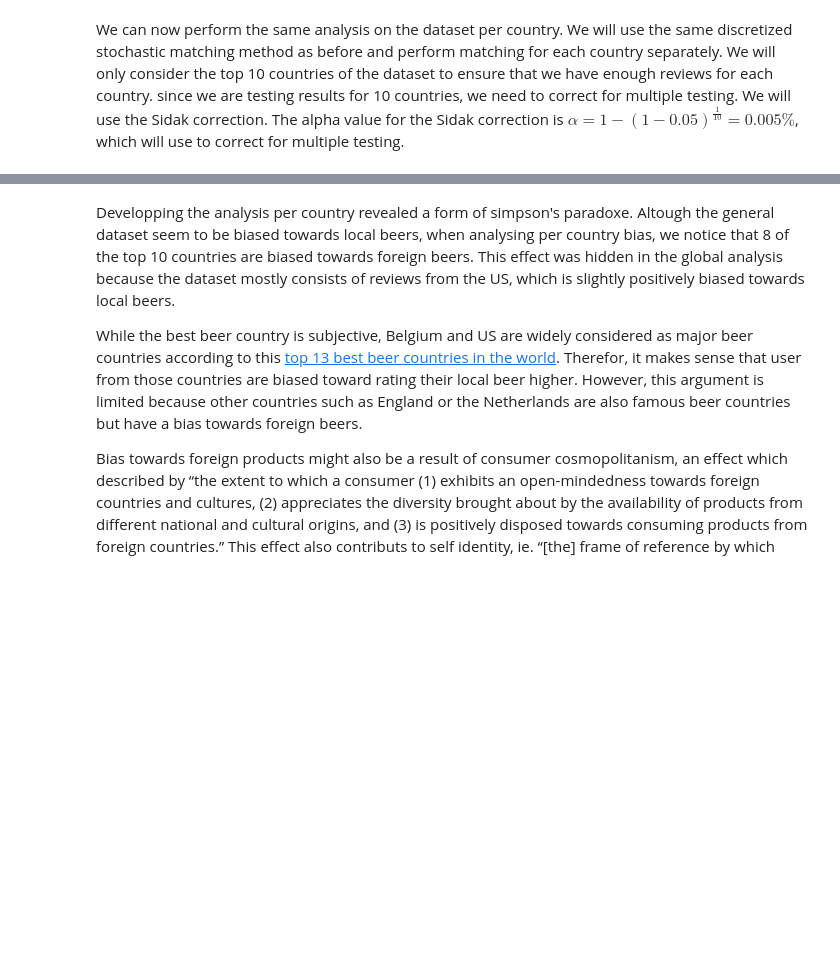
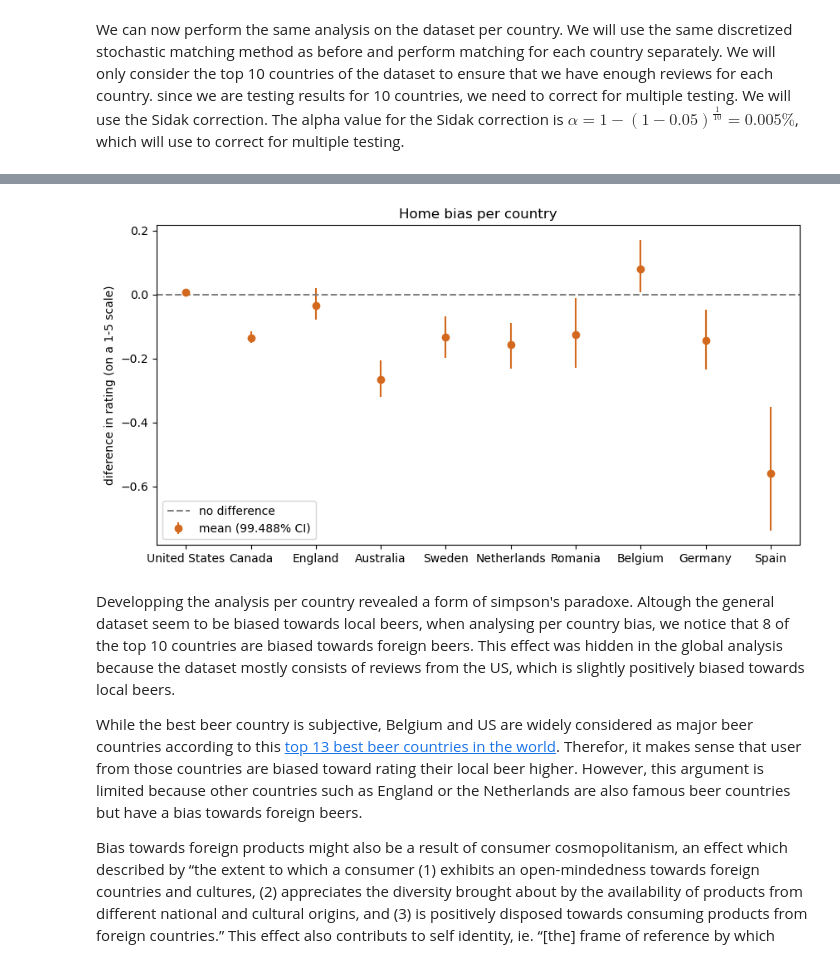
Before and after one commit to epfl-ada/ada-2022-project-enchiladas, a Jupyter notebook: home_bias.ipynb, the cells around one changed output, grey strips where cells are left out. Saved outputs shown, nothing was run; the diff lists cells and outputs as text; code cells hidden in the pictures; blank space fills up the shorter version.

```diff
--- a/home_bias.ipynb
+++ b/home_bias.ipynb
@@ -511,18 +609,19 @@ def homebias_per_region(df, region = "country"):
     print(f"The top 10 {region} are: ", topten_country)
     df_topcountries = df[df[by_column].isin(topten_country)]
 
+    print("number of reviews in the top 10 countries:", len(df_topcountries))
+
     for country in topten_country:
         df_country = df_topcountries[df_topcountries[by_column] == country].copy()
         print(f"country: {country}, number of reviews: {len(df_country)}")
         df_country = get_biases(df_country)
         # perform matching of the country
-        df_country = discretized_matching_updated(df_country, bin_method = "log_equal_frequency", match_method = "random_matching", bins = 8)
+        df_country = discretized_matching_updated(df_country, bin_method = "log_equal_frequency", match_method = "random_matching", bins = 5)
         # run a t-test on rating with the balanced dataframe
         res = ttest_ind(df_country[df_country["treatment"] == 1]["rating"], df_country[df_country["treatment"] == 0]["rating"])
-        print(f"{country}: {res}")
+        print(f"{country}: t-statistic: {res.statistic}, p-value: {res.pvalue}")
         # print difference of mean rating between control and treatment
-        print("country: ", country)
-        print(df_country[df_country["treatment"] == 1]["rating"].mean() - df_country[df_country["treatment"] == 0]["rating"].mean())
+        print("difference in rating:", df_country[df_country["treatment"] == 1]["rating"].mean() - df_country[df_country["treatment"] == 0]["rating"].mean())
 
         # compute confidence interval
         diff_user_mean, diff_user_low, diff_user_high = bootstrapping_function(df_country["rating"].loc[df_country["treatment"] == 1], df_country["rating"].loc[df_country["treatment"] == 0], level = alpha_1, iterations = 1000)
@@ -541,19 +658,22 @@ df_results.to_csv("results_per_country.csv")
 # %%
 # plotting of the results
+
 # computing error bars
 df_results["err_low"] = df_results["diff_user_mean"] - df_results["diff_user_low"]
 df_results["err_high"] = df_results["diff_user_high"] - df_results["diff_user_mean"]
 
 # plotting
 fig, ax = plt.subplots(figsize = (10, 5))
 plt.errorbar([i for i in range(len(df_results))], df_results["diff_user_mean"].to_numpy(), yerr=df_results[["err_low", "err_high"]].transpose().to_numpy(), fmt = 'o', color = 'chocolate', label = f"mean ({(1 - alpha_1)*100:.3f}% CI)")
 ax.axhline(0, 0, 1, linestyle = "--", color = "gray", label = "no difference")
 plt.xticks([i for i in range(len(df_results))], topten_country)
-plt.ylabel("diference in user average rating for local and foreign beers")
-plt.title("user local - foreign rating difference")
-plt.legend()
+plt.ylabel("diference in rating (on a 1-5 scale)")
+plt.title("Home bias per country")
+plt.legend(loc = "lower left")
 plt.savefig("Images/homebias_confidence_intervall_countries.jpg", dpi = 500)
 plt.show()
+# %% [output]
+[figure, added]
 # %% [markdown]
  Developping the analysis per country revealed a form of simpson's paradoxe. Altough the general dataset seem to be biased towards local beers, when analysing per country bias, we notice that 8 of the top 10 countries are biased towards foreign beers. This effect was hidden in the global analysis because the dataset mostly consists of reviews from the US, which is slightly positively biased towards local beers.
 
```
Also changed, not shown: parts of 50 cells of this notebook, 7 other files.
